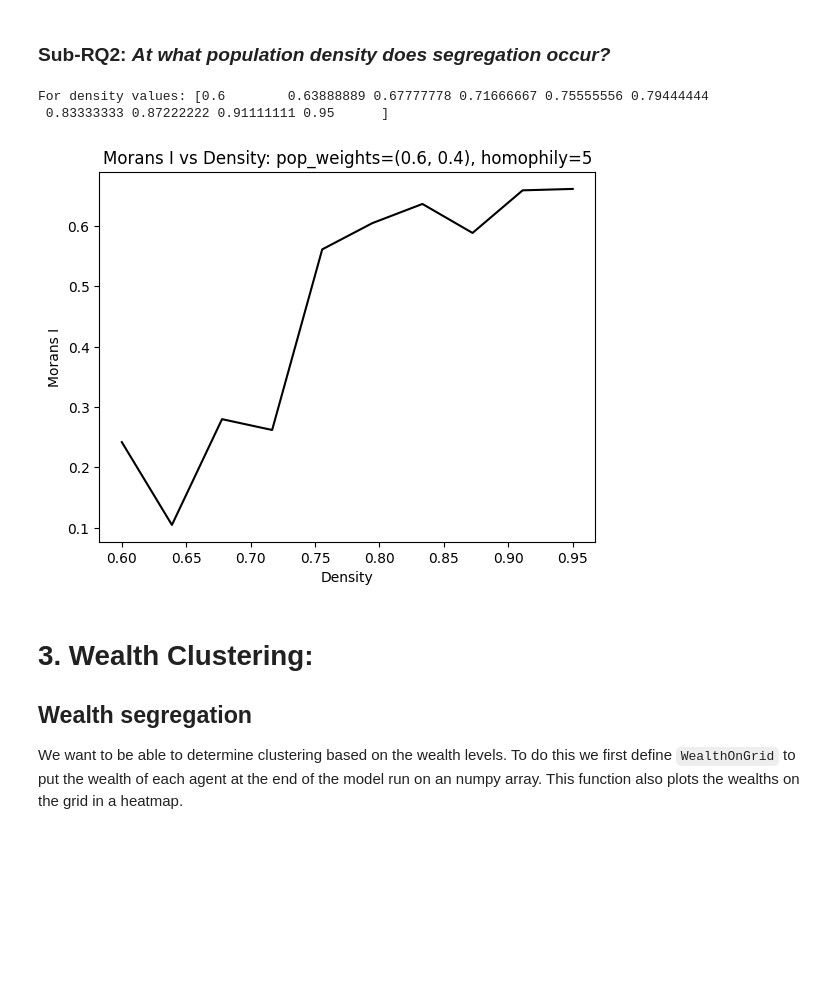
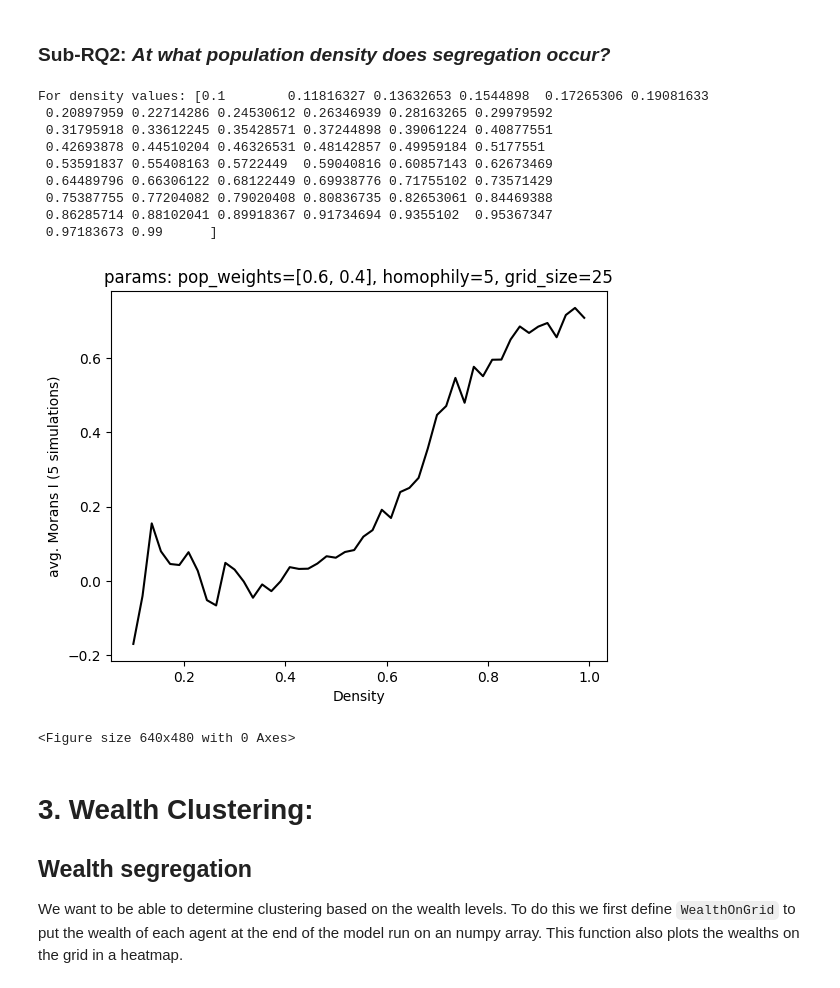
Before and after one commit to aM0NKE/ComplexSystemSimulation, a Jupyter notebook: mesa-schelling/analysis/final_analysisV2.ipynb, the cells around one changed output. Cells and saved outputs as stored; diff of their text form; code cells hidden in the pictures; blank space fills up the shorter version.

```diff
--- a/mesa-schelling/analysis/final_analysisV2.ipynb
+++ b/mesa-schelling/analysis/final_analysisV2.ipynb
@@ -328,25 +350,57 @@ For homophily values: [0 1 2 3 4 5 6 7 8]
 # %% [markdown]
 ### Sub-RQ2: *At what **population density** does segregation occur?*
 # %%
-density_values = np.linspace(0.6, 0.95, num=10)
+num_runs = 5  # Number of model runs
+
+# Define model parameters
+size = 25
+homophily = 5
+fixed_areas_pc = 0.0
+population_sizes = [0.6, 0.4] # Add extra weights for more agent types (up to 10)
+cluster_threshold = 4
+alpha=0.95
+stopping_threshold=5
+stats = False
+server=False
+
+density_values = np.linspace(0.1, 0.99, num=50)
 print(f'For density values: {density_values}')
 
 segregation_list = []
 for density in tqdm(density_values):
-    model = Schelling(size=20, density=density, fixed_areas_pc=0.0, pop_weights=(0.6,0.4), homophily=5, cluster_threshold=4, alpha=.96, stopping_threshold=5, stats=False, server=False)
-    for i in range(100):
-        model.step()
-    segregation_list.append(MoransI(model))
+    density_segregation = []
 
-plt.plot(density_values, segregation_list, 'k-')
-plt.title('Morans I vs Density: pop_weights=(0.6, 0.4), homophily=5')
+    for _ in range(num_runs):
+        model = Schelling(size, density, fixed_areas_pc, population_sizes, homophily, cluster_threshold, alpha, stopping_threshold, stats, server)
+
+        for i in range(100):
+            model.step()
+
+        density_segregation.append(MoransI(model))
+
+    segregation_list.append(density_segregation)
+
+segregation_array = np.array(segregation_list)
+average_segregation = np.mean(segregation_array, axis=1)
+
+plt.plot(density_values, average_segregation, 'k-')
+plt.title(f'params: pop_weights={population_sizes}, homophily={homophily}, grid_size={size}')
 plt.xlabel('Density')
-plt.ylabel('Morans I')
+plt.ylabel(f'avg. Morans I ({num_runs} simulations)')
 plt.show()
+plt.savefig('RQ2_MoransI_vs_Density.png')
 # %% [output]
-For density values: [0.6        0.63888889 0.67777778 0.71666667 0.75555556 0.79444444
- 0.83333333 0.87222222 0.91111111 0.95      ]
+For density values: [0.1        0.11816327 0.13632653 0.1544898  0.17265306 0.19081633
+ 0.20897959 0.22714286 0.24530612 0.26346939 0.28163265 0.29979592
+ 0.31795918 0.33612245 0.35428571 0.37244898 0.39061224 0.40877551
+ 0.42693878 0.44510204 0.46326531 0.48142857 0.49959184 0.5177551
+ 0.53591837 0.55408163 0.5722449  0.59040816 0.60857143 0.62673469
+ 0.64489796 0.66306122 0.68122449 0.69938776 0.71755102 0.73571429
+ 0.75387755 0.77204082 0.79020408 0.80836735 0.82653061 0.84469388
+ 0.86285714 0.88102041 0.89918367 0.91734694 0.9355102  0.95367347
+ 0.97183673 0.99      ]
-[figure, old version]
+[figure, new version]
+<Figure size 640x480 with 0 Axes>
 # %% [markdown]
 # 3. Wealth Clustering:
 ## Wealth segregation
```
Also changed, not shown: parts of 19 cells of this notebook, 17 other files.
